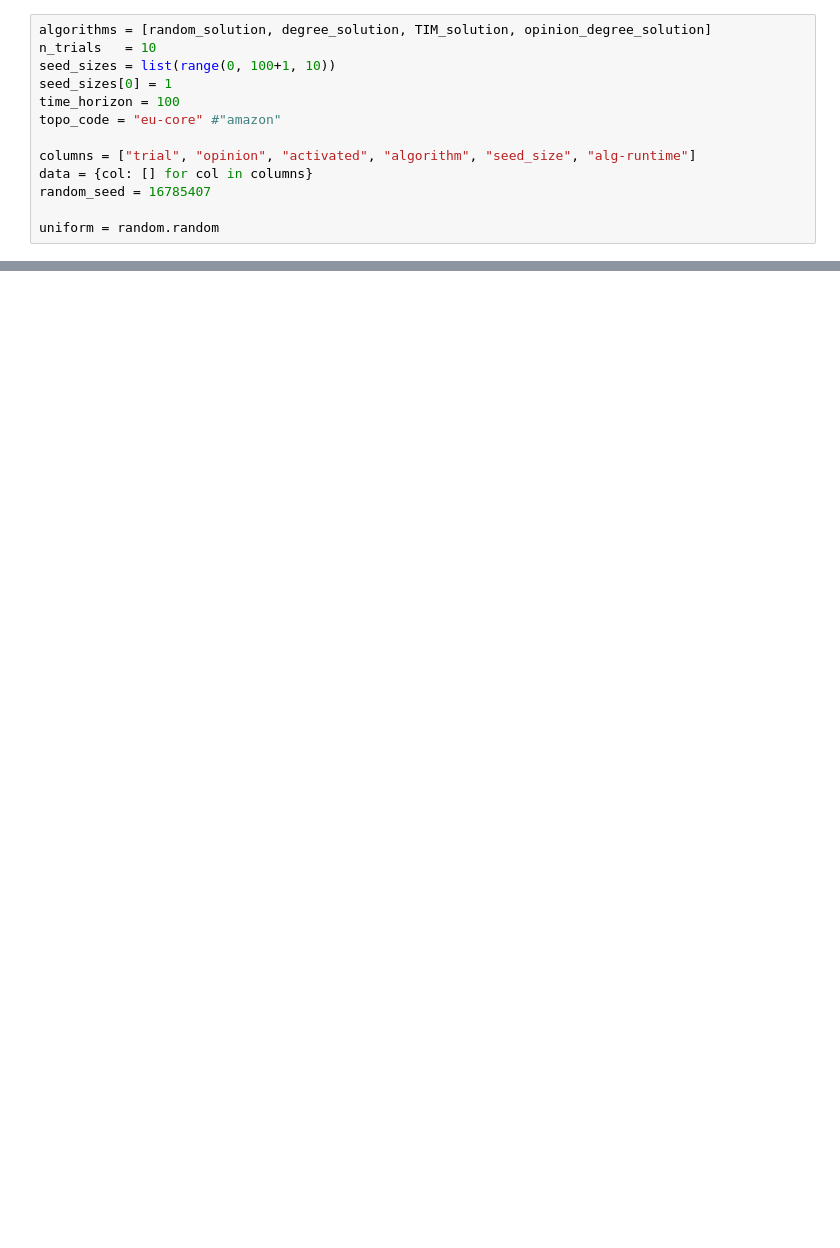
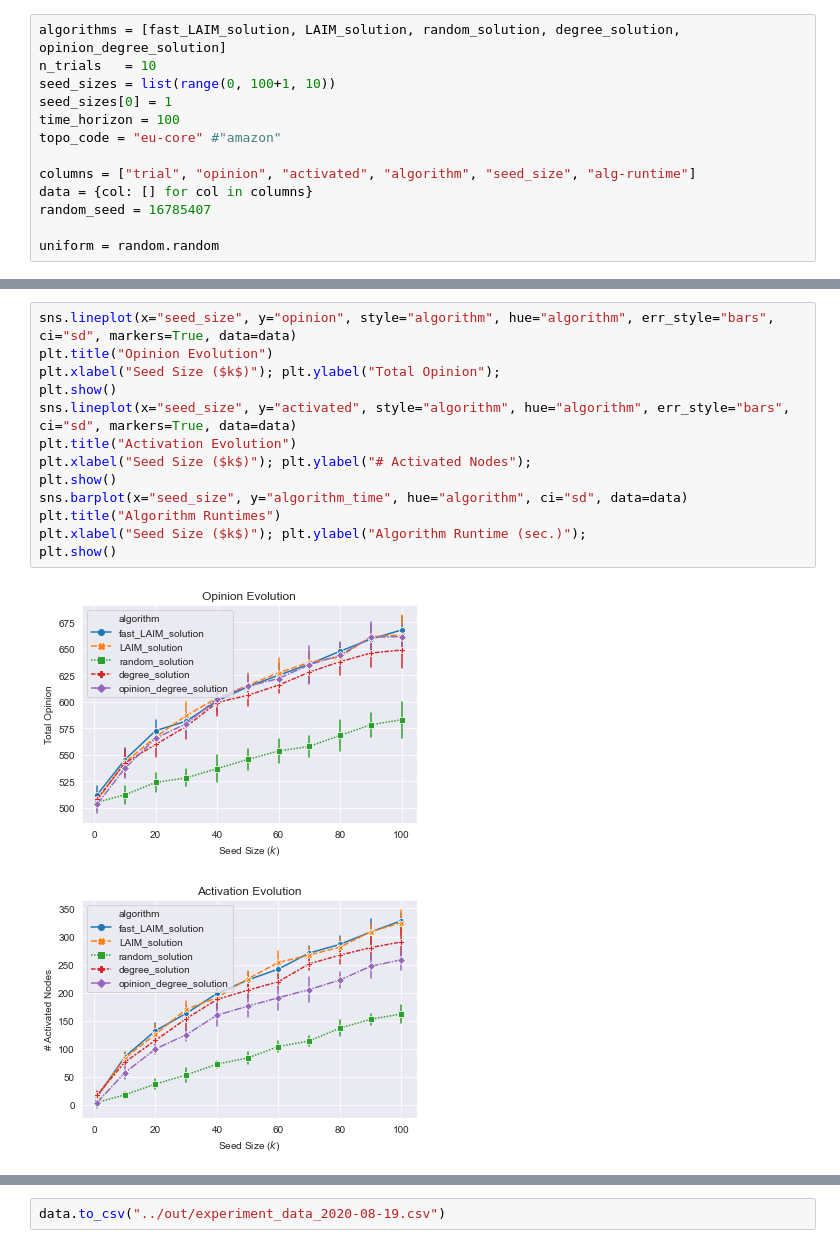
Before and after one commit to nathaniel-hudson/BIC-Diffusion, a Jupyter notebook: src/Experiment.ipynb, the cells around one changed output, grey strips where cells are left out. Saved outputs shown, nothing was run; the diff lists cells and outputs as text; blank space fills up the shorter version.

```diff
--- a/src/Experiment.ipynb
+++ b/src/Experiment.ipynb
@@ -17,7 +18,7 @@ from Algorithms.Proposed   import *
 
 sns.set_style("darkgrid")
 # %%
-algorithms = [random_solution, degree_solution, TIM_solution, opinion_degree_solution]
+algorithms = [fast_LAIM_solution, LAIM_solution, random_solution, degree_solution, opinion_degree_solution]
 n_trials   = 10
 seed_sizes = list(range(0, 100+1, 10))
 seed_sizes[0] = 1
@@ -53,0 +62,16 @@ for solution in algorithms:
+# %%
+sns.lineplot(x="seed_size", y="opinion", style="algorithm", hue="algorithm", err_style="bars", ci="sd", markers=True, data=data)
+plt.title("Opinion Evolution")
+plt.xlabel("Seed Size ($k$)"); plt.ylabel("Total Opinion");
+plt.show()
+sns.lineplot(x="seed_size", y="activated", style="algorithm", hue="algorithm", err_style="bars", ci="sd", markers=True, data=data)
+plt.title("Activation Evolution")
+plt.xlabel("Seed Size ($k$)"); plt.ylabel("# Activated Nodes");
+plt.show()
+sns.barplot(x="seed_size", y="algorithm_time", hue="algorithm", ci="sd", data=data)
+plt.title("Algorithm Runtimes")
+plt.xlabel("Seed Size ($k$)"); plt.ylabel("Algorithm Runtime (sec.)");
+plt.show()
+# %% [output]
+[figure, added]
+[figure, added]
@@ -53,0 +79,2 @@ for solution in algorithms:
+# %%
+data.to_csv("../out/experiment_data_2020-08-19.csv")
```
Also changed, not shown: parts of 7 cells of this notebook, 9 other files.
